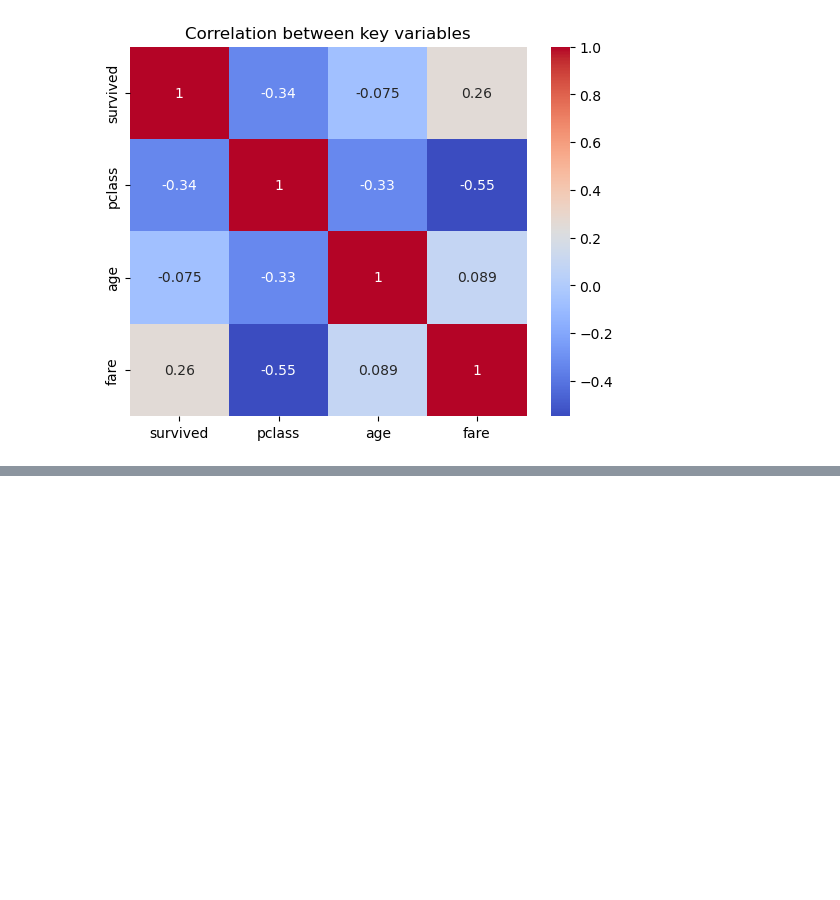
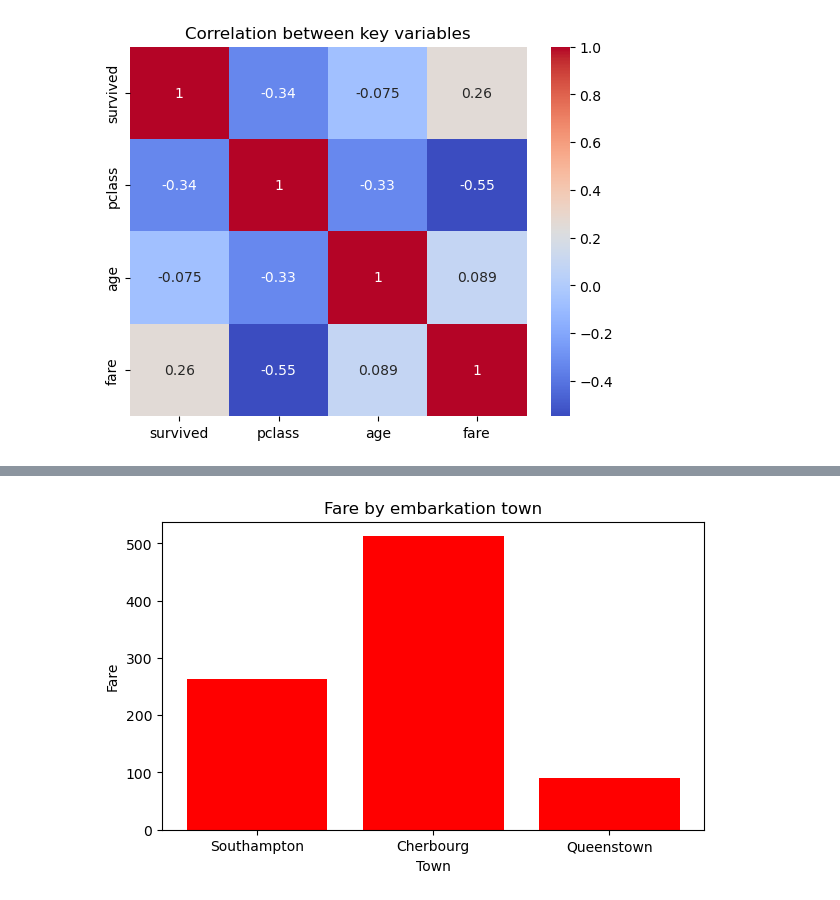
Before and after one commit to dhruvigautam01/data-analytics-learning, a Jupyter notebook: titanic_analysis.ipynb, the cells around one changed output, grey strips where cells are left out. Saved outputs shown, nothing was run; the diff lists cells and outputs as text; code cells hidden in the pictures; blank space fills up the shorter version.

```diff
--- a/titanic_analysis.ipynb
+++ b/titanic_analysis.ipynb
@@ -92,0 +165,9 @@ plt.show()
+# %%
+plt.figure(figsize=(7,4))
+plt.bar(df['embark_town'], df['fare'],color = 'red')
+plt.title('Fare by embarkation town')
+plt.xlabel('Town')
+plt.ylabel('Fare')
+plt.show()
+# %% [output]
+[figure, added]
```
Also changed, not shown: parts of 16 cells of this notebook.
